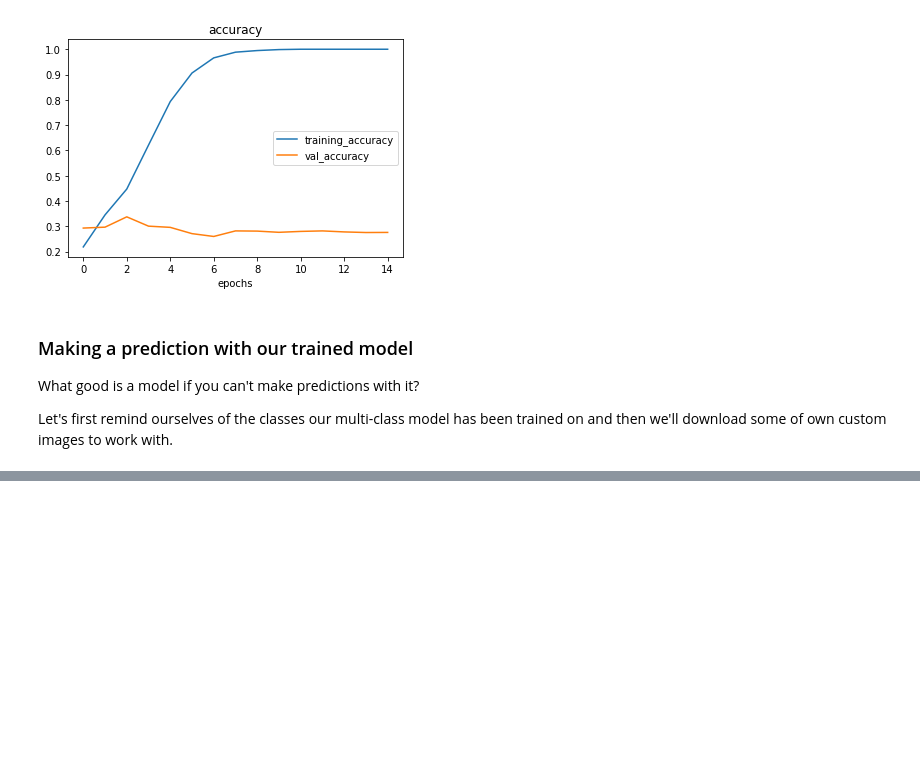
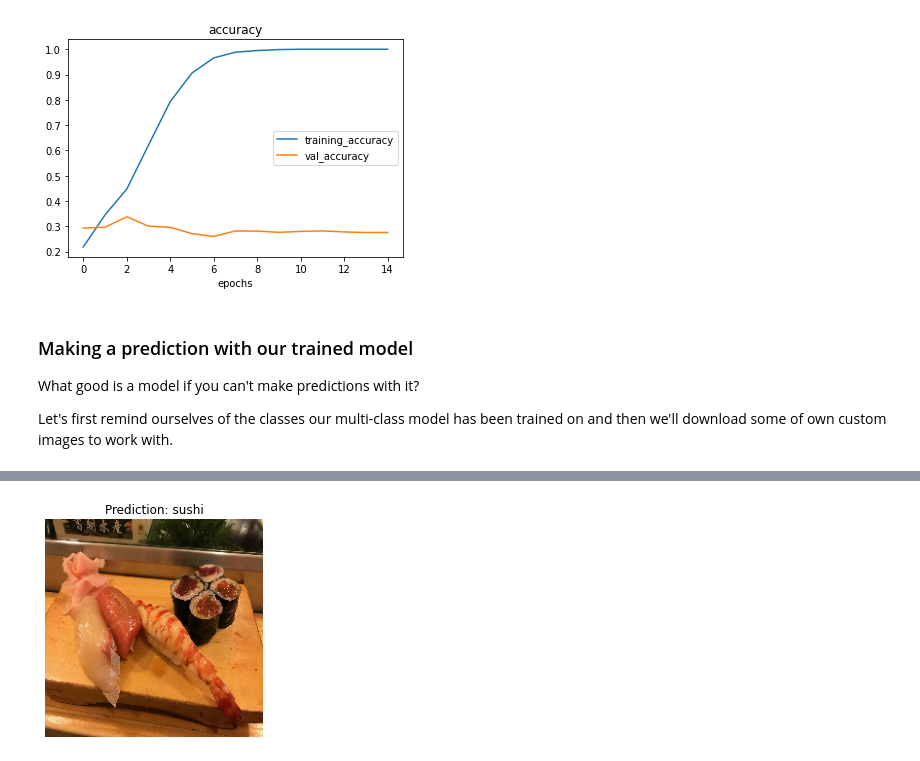
Before and after one commit to helloitsdaksh/Tensorflow_colab, a Jupyter notebook: 03_Convolutional_Neural_Networks_In_Tensorflow_.ipynb, the cells around one changed output, grey strips where cells are left out. Saved outputs shown, nothing was run; the diff lists cells and outputs as text; code cells hidden in the pictures; blank space fills up the shorter version.

```diff
--- a/03_Convolutional_Neural_Networks_In_Tensorflow_.ipynb
+++ b/03_Convolutional_Neural_Networks_In_Tensorflow_.ipynb
@@ -1486,0 +1553,4 @@ pred
+# %%
+pred_and_plot(model_3, "03-sushi.jpeg", class_names)
+# %% [output]
+[figure, added]
```
Also changed, not shown: parts of 14 cells of this notebook.
